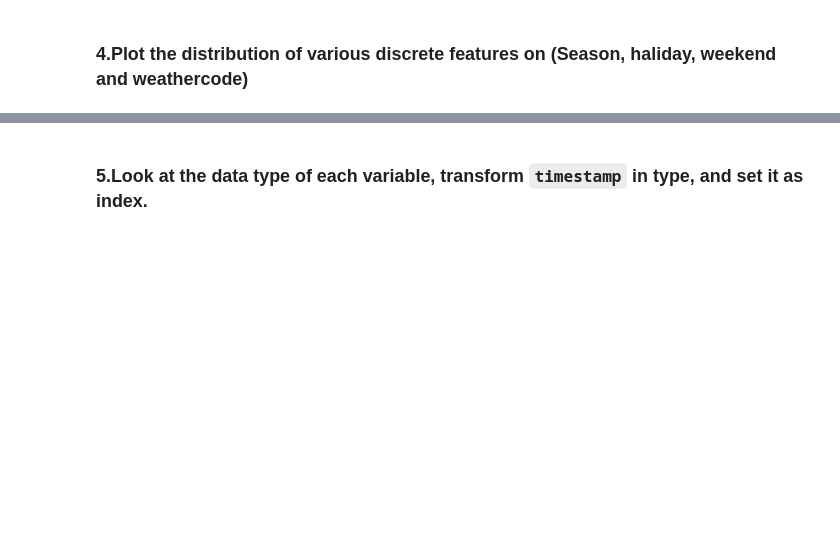
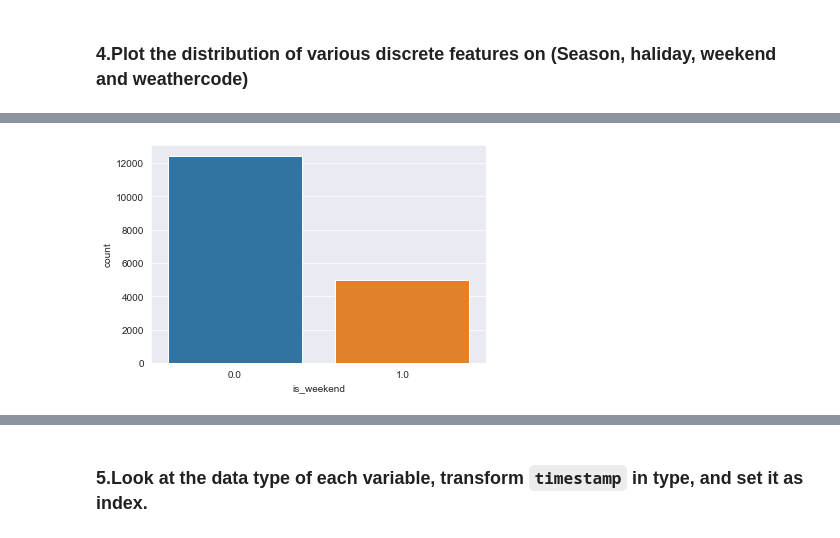
Before and after one commit to gerogeykp/Data-Science, a Jupyter notebook: DV_capstone_student.ipynb, the cells around one changed output, grey strips where cells are left out. Drawn from its saved outputs; the diff is of its cells as text; code cells hidden in the pictures; blank space fills up the shorter version.

```diff
--- a/DV_capstone_student.ipynb
+++ b/DV_capstone_student.ipynb
@@ -111,0 +110,5 @@ dtype: int64
+# %%
+# is_weekend
+ax =sns.countplot(x="is_weekend",data= df)
+# %% [output]
+[figure, added]
```
Also changed, not shown: parts of 64 cells of this notebook.
